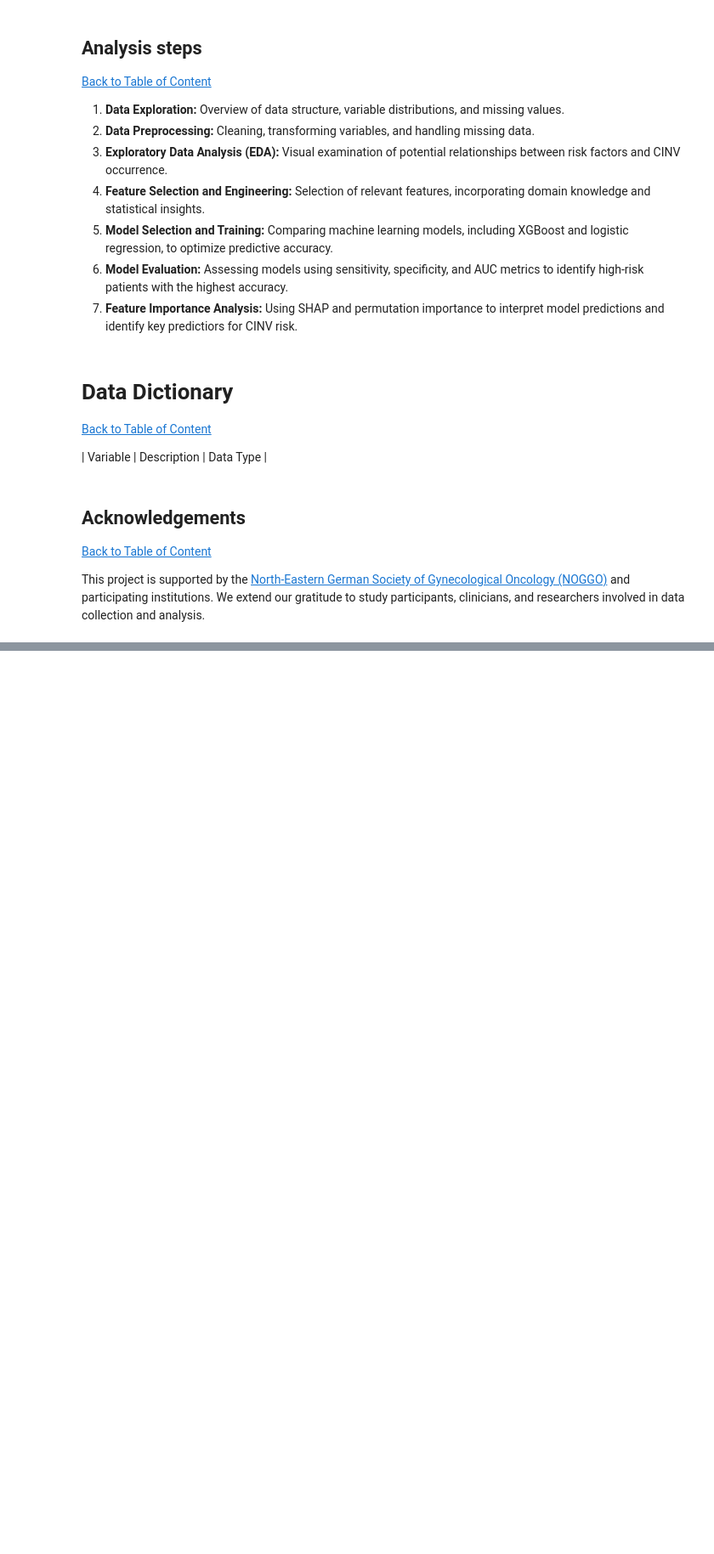
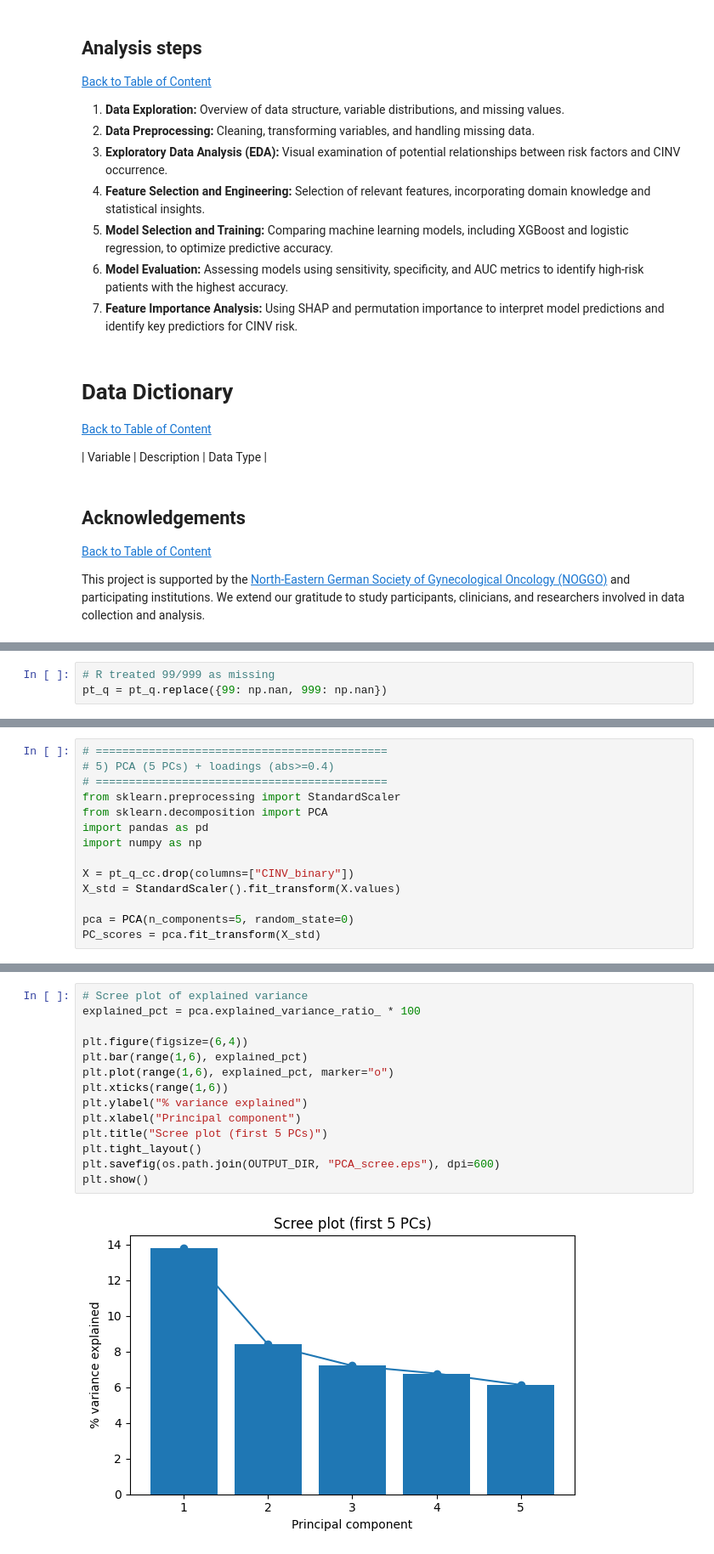
Before and after one commit to sschepanski/CINV_PredictiveModel_GynOnc, a Jupyter notebook: scr/EMRISK_Prediction.ipynb, the cells around one changed output, grey strips where cells are left out. Shown at 85% size. Drawn from its saved outputs; the diff is of its cells as text; blank space fills up the shorter version.

```diff
--- a/scr/EMRISK_Prediction.ipynb
+++ b/scr/EMRISK_Prediction.ipynb
@@ -1590,0 +89,3 @@ Während der Gini Index nur die Wichtigkeit der Variablen im gesamten Modell zei
+# %%
+# R treated 99/999 as missing
+pt_q = pt_q.replace({99: np.nan, 999: np.nan})
@@ -1590,0 +644,14 @@ Während der Gini Index nur die Wichtigkeit der Variablen im gesamten Modell zei
+# %%
+# ============================================
+# 5) PCA (5 PCs) + loadings (abs>=0.4)
+# ============================================
+from sklearn.preprocessing import StandardScaler
+from sklearn.decomposition import PCA
+import pandas as pd
+import numpy as np
+
+X = pt_q_cc.drop(columns=["CINV_binary"])
+X_std = StandardScaler().fit_transform(X.values)
+
+pca = PCA(n_components=5, random_state=0)
+PC_scores = pca.fit_transform(X_std)
@@ -1590,0 +707,16 @@ Während der Gini Index nur die Wichtigkeit der Variablen im gesamten Modell zei
+# %%
+# Scree plot of explained variance
+explained_pct = pca.explained_variance_ratio_ * 100
+
+plt.figure(figsize=(6,4))
+plt.bar(range(1,6), explained_pct)
+plt.plot(range(1,6), explained_pct, marker="o")
+plt.xticks(range(1,6))
+plt.ylabel("% variance explained")
+plt.xlabel("Principal component")
+plt.title("Scree plot (first 5 PCs)")
+plt.tight_layout()
+plt.savefig(os.path.join(OUTPUT_DIR, "PCA_scree.eps"), dpi=600)
+plt.show()
+# %% [output]
+[figure, added]
```
Also changed, not shown: parts of 184 cells of this notebook, 32 other files.
